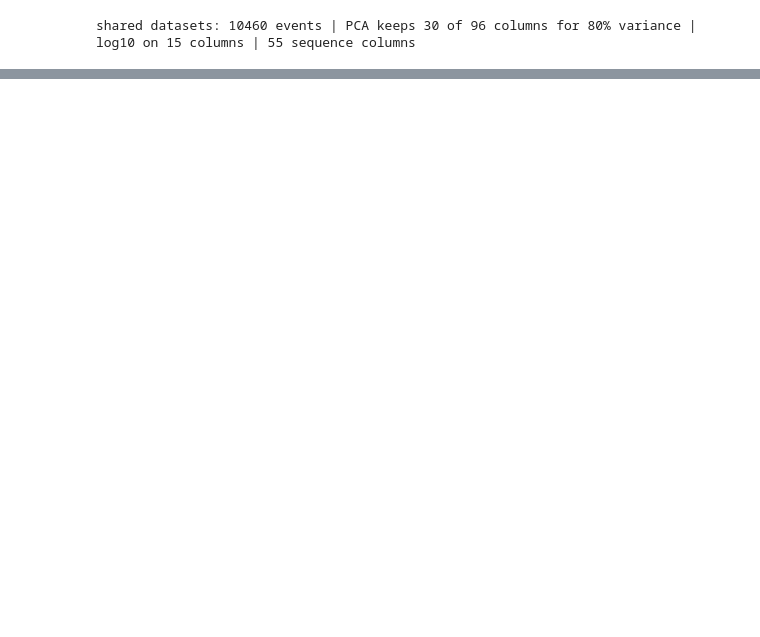
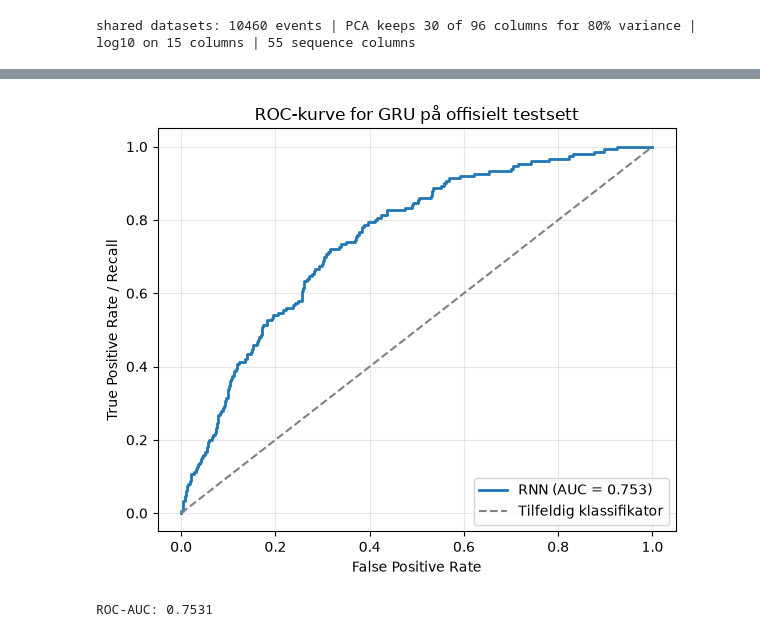
Before and after one commit to kevintannum/FYS-STK3155--Project3--UiO, a Jupyter notebook: code/RNN_model.ipynb, the cells around one changed output, grey strips where cells are left out. Cells and saved outputs as stored; diff of their text form; code cells hidden in the pictures; blank space fills up the shorter version.

Commit message:
vibe coda mer plots

```diff
--- a/code/RNN_model.ipynb
+++ b/code/RNN_model.ipynb
@@ -159,0 +160,12 @@ print(cm)
+# %%
+roc_auc, y_test_prob, fpr, tpr, thresholds = plot_roc_curve(
+    model=model,
+    X_test=X_test,
+    y_test=y_test,
+    title="ROC-kurve for GRU på offisielt testsett",
+)
+
+print(f"ROC-AUC: {roc_auc:.4f}")
+# %% [output]
+[figure, added]
+ROC-AUC: 0.7531
```
Also changed, not shown: parts of 8 cells of this notebook, 2 other files.
